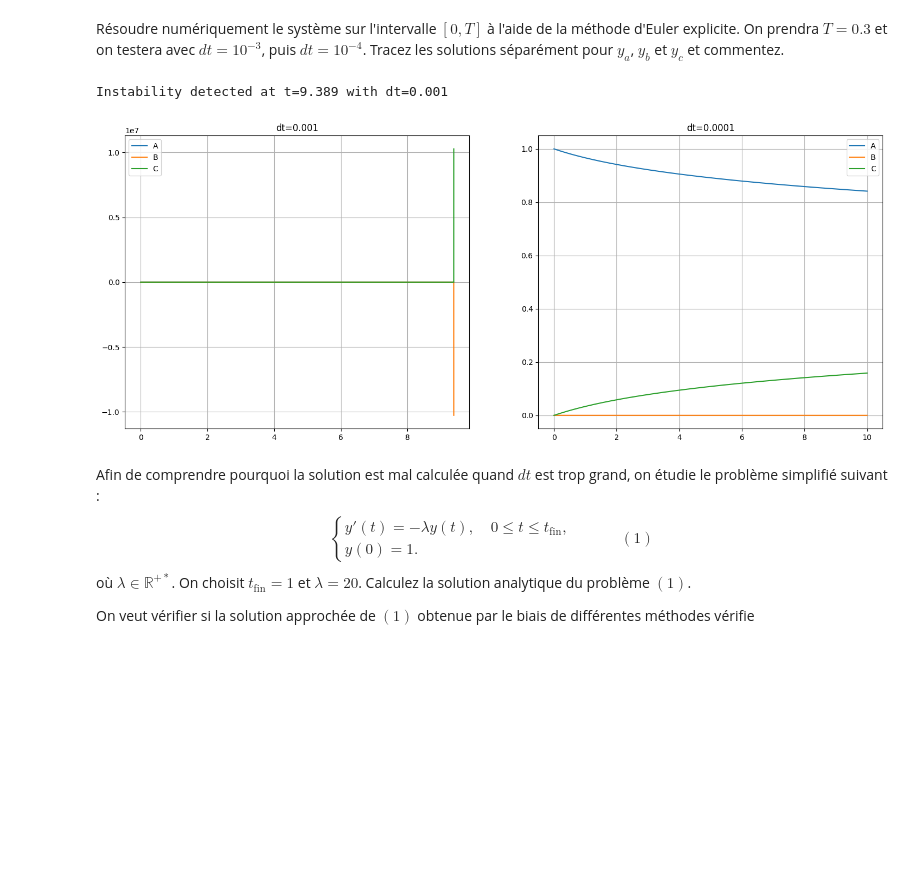
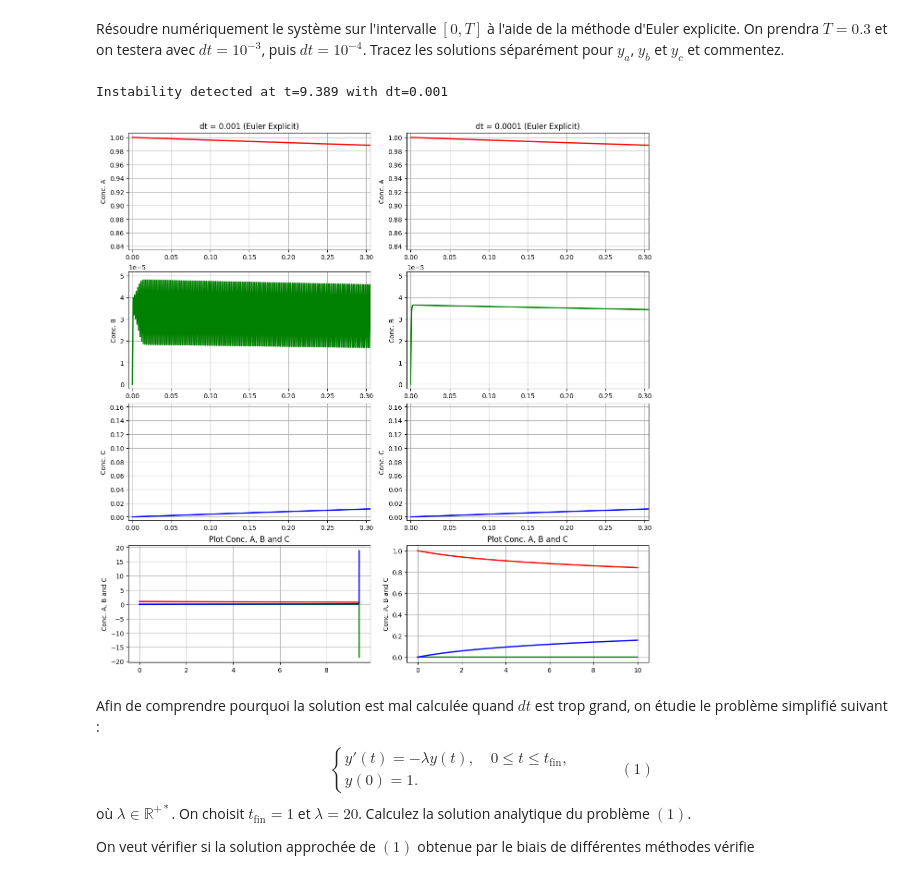
Before and after one commit to Tysonn2605/data-insat-tyson, a Jupyter notebook: notebooks/EDO-TP-2.ipynb, the cells around one changed output. Drawn from its saved outputs; the diff is of its cells as text; code cells hidden in the pictures; blank space fills up the shorter version.

```diff
--- a/notebooks/EDO-TP-2.ipynb
+++ b/notebooks/EDO-TP-2.ipynb
@@ -64,61 +64,86 @@ def f(x): # x is in R^3
     return np.array([-t1+t2, t1-t2-t3, t3])
 
 # Euler explicit
-def EulerExpicit(x, dt, f):
+def EulerExplicit(x, dt, f):
     return x + dt*f(x)
 
 # Solver
 def solve_system(init, dt, T, schema, f):
     current_t = 0.0
     current_X = init
     history_t = [current_t]
     history_X = [current_X]
 
     while current_t < T:
         current_X = schema(current_X, dt, f)
 
-        history_X.append(current_X)
-
-        history_t.append(current_t)
-
         if np.max(np.abs(current_X)) > 1000:
             print(f"Instability detected at t={current_t:.7} with dt={dt}")
             break
 
         current_t += dt
 
+        history_t.append(current_t)
+        history_X.append(current_X)
+
+
+
     return np.array(history_X), np.array(history_t)
 
-
-T = 10
+T = 10  # Calculer pour 10s et couper vers 0.3s
 dt1 = 1e-3
 dt2 = 1e-4
 Xdt1 = np.array([1.0, 0.0, 0.0])
 Xdt2 = np.array([1.0, 0.0, 0.0])
 
-Xdt1, t1 = solve_system(Xdt1, dt1, T, EulerExpicit, f)
-Xdt2, t2 = solve_system(Xdt2, dt2, T, EulerExpicit, f)
+Xdt1, t1 = solve_system(Xdt1, dt1, T, EulerExplicit, f)
+Xdt2, t2 = solve_system(Xdt2, dt2, T, EulerExplicit, f)
+
+datasets = [(t1, Xdt1), (t2, Xdt2)]
 
 # Plot
-fig, (ax1, ax2) = plt.subplots(1, 2, figsize=(18, 7))
-ax1.set_title(f"dt={dt1}")
-ax1.plot(t1, Xdt1[:, 0], label="A")
-ax1.plot(t1, Xdt1[:, 1], label="B")
-ax1.plot(t1, Xdt1[:, 2], label="C")
-ax1.legend()
-ax1.grid(True)
+fig, axs = plt.subplots(4, 2, figsize=(12, 12), constrained_layout=True)
 
-ax2.set_title(f"dt={dt2}")
-ax2.plot(t2, Xdt2[:, 0], label="A")
-ax2.plot(t2, Xdt2[:, 1], label="B")
-ax2.plot(t2, Xdt2[:, 2], label="C")
-ax2.legend()
-ax2.grid(True)
+axs[0, 0].set_title(f"dt = {dt1} (Euler Explicit)")
+axs[0, 1].set_title(f"dt = {dt2} (Euler Explicit)")
+
+for col, (time_arr, X_arr) in enumerate(datasets):
+    axs[0, col].plot(time_arr, X_arr[:, 0], 'r', lw=2, label="Species A")
+    axs[0, col].set_ylabel("Conc. A")
+    axs[0, col].grid(True)
+    axs[0, col].set_xlim(-0.005, 0.305)
+    axs[0, col].set_ylim(0.835, 1.007)
+
+    axs[1, col].plot(time_arr, X_arr[:, 1], 'g', lw=2, label="Species B")
+    axs[1, col].set_ylabel("Conc. B")
+    axs[1, col].grid(True)
+    axs[1, col].set_xlim(-0.005, 0.305)
+    axs[1, col].set_ylim(-2e-6, 5.2e-5)
+
+    axs[2, col].plot(time_arr, X_arr[:, 2], 'b', lw=2, label="Species C")
+    axs[2, col].set_ylabel("Conc. C")
+    axs[2, col].grid(True)
+    axs[2, col].set_xlim(-0.005, 0.305)
+    axs[2, col].set_ylim(-0.005, 0.165)
+
+axs[3, 0].set_title("Plot Conc. A, B and C")
+axs[3, 0].plot(t1, Xdt1[:, 0], 'r', lw=2, label="Species A")
+axs[3, 0].plot(t1, Xdt1[:, 1], 'g', lw=2, label="Species B")
+axs[3, 0].plot(t1, Xdt1[:, 2], 'b', lw=2, label="Species C")
+axs[3, 0].set_ylabel("Conc. A, B and C")
+axs[3, 0].grid(True)
+
+axs[3, 1].set_title("Plot Conc. A, B and C")
+axs[3, 1].plot(t2, Xdt2[:, 0], 'r', lw=2, label="Species A")
+axs[3, 1].plot(t2, Xdt2[:, 1], 'g', lw=2, label="Species B")
+axs[3, 1].plot(t2, Xdt2[:, 2], 'b', lw=2, label="Species C")
+axs[3, 1].set_ylabel("Conc. A, B and C")
+axs[3, 1].grid(True)
 
 plt.show()
 # %% [output]
 Instability detected at t=9.389 with dt=0.001
-[figure, old version]
+[figure, new version]
 # %% [markdown]
 Afin de comprendre pourquoi la solution est mal calculée quand $dt$ est trop grand, on étudie le problème simplifié suivant :
 $$
```
Also changed, not shown: parts of 3 cells of this notebook.
